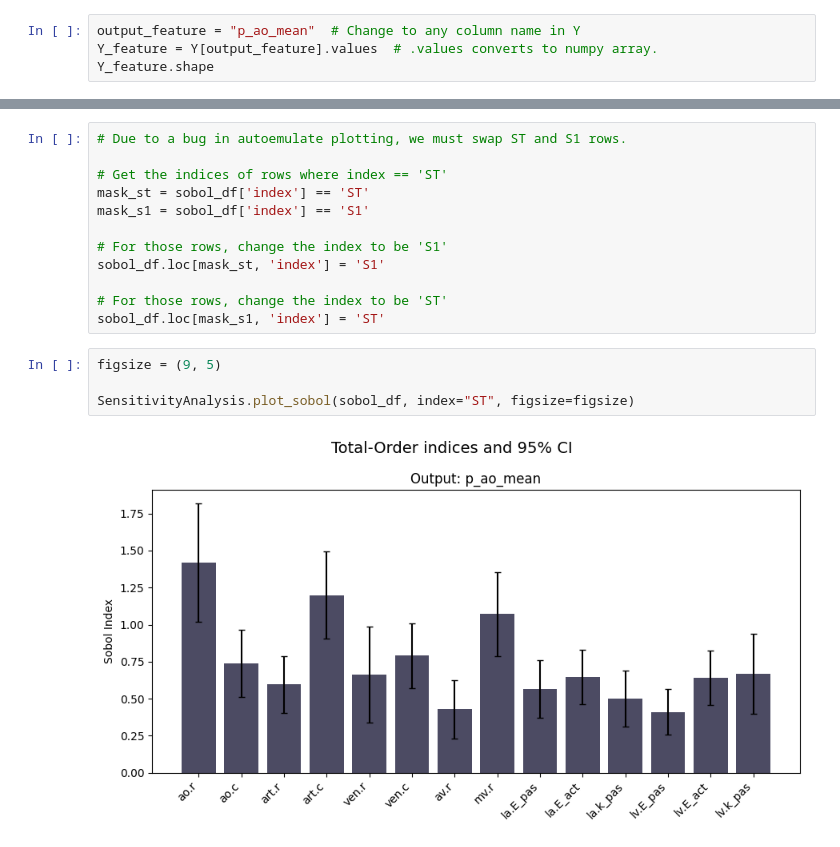
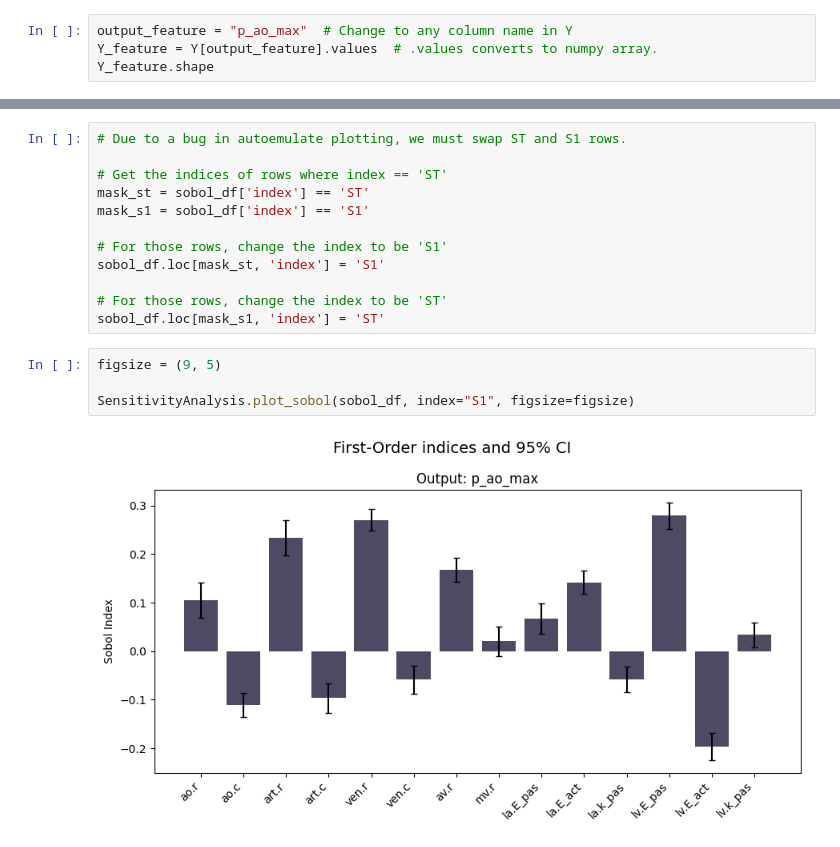
Before and after one commit to alan-turing-institute/comparative-gsa, a Jupyter notebook: notebooks/sa.ipynb, the cells around one changed output, grey strips where cells are left out. Saved outputs shown, nothing was run; the diff lists cells and outputs as text.

```diff
--- a/notebooks/sa.ipynb
+++ b/notebooks/sa.ipynb
@@ -30,5 +30,5 @@ Loaded simulation summary: (480, 32)
 # %%
-output_feature = "p_ao_mean"  # Change to any column name in Y
+output_feature = "p_ao_max"  # Change to any column name in Y
 Y_feature = Y[output_feature].values  # .values converts to numpy array.
 Y_feature.shape
 # %% [output]
@@ -83,6 +81,6 @@ sobol_df.loc[mask_s1, 'index'] = 'ST'
 # %%
 figsize = (9, 5)
 
-SensitivityAnalysis.plot_sobol(sobol_df, index="ST", figsize=figsize)
+SensitivityAnalysis.plot_sobol(sobol_df, index="S1", figsize=figsize)
 # %% [output]
-[figure, old version]
+[figure, new version]
```
Also changed, not shown: parts of 5 cells of this notebook, 2 other files.
